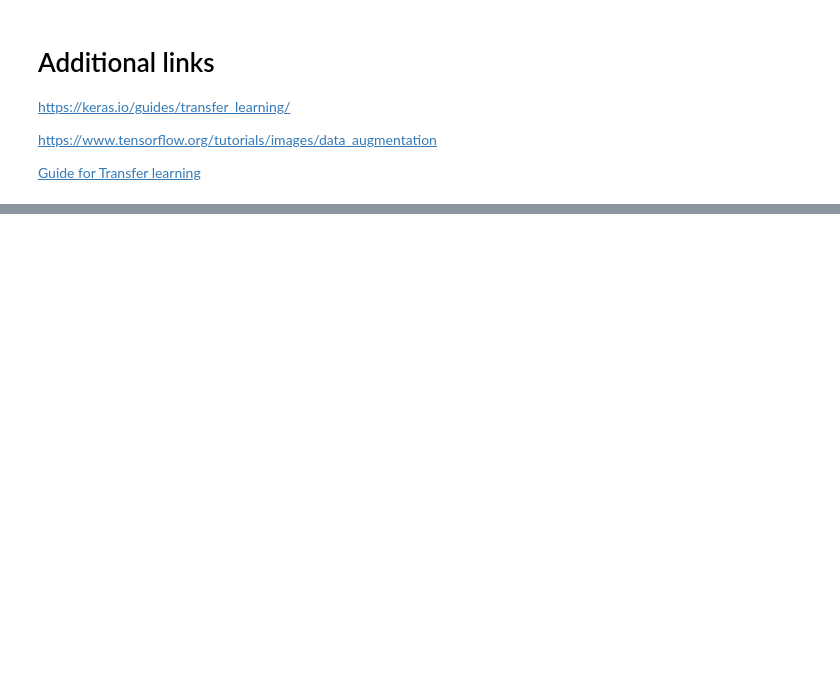
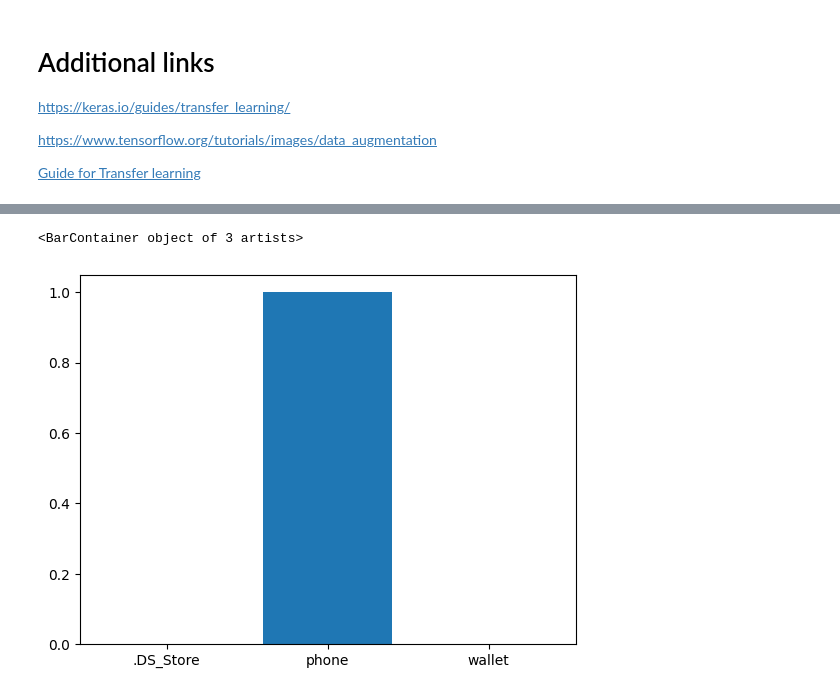
Before and after one commit to PartORG/ds-artificial-neural-networks, a Jupyter notebook: day_3/pretrained_transfer_learning/Pretrained_networks+transfer_learning.ipynb, the cells around one changed output, grey strips where cells are left out. Saved outputs shown, nothing was run; the diff lists cells and outputs as text; code cells hidden in the pictures; blank space fills up the shorter version.

```diff
--- a/day_3/pretrained_transfer_learning/Pretrained_networks+transfer_learning.ipynb
+++ b/day_3/pretrained_transfer_learning/Pretrained_networks+transfer_learning.ipynb
@@ -552,3 +562,9 @@ https://www.tensorflow.org/tutorials/images/data_augmentation
 
 
 [Guide for Transfer learning](https://neptune.ai/blog/transfer-learning-guide-examples-for-images-and-text-in-keras)
+# %%
+import tensorflow.keras.backend as K
+K.clear_session()
+
+#1. Select the convolutional base / Pretrained network
+base_model = ResNet50(include_top=False)
@@ -554,0 +594,17 @@ https://www.tensorflow.org/tutorials/images/data_augmentation
+# %%
+#2. Freeze the weights in order to not retrain the loaded pre-trained model
+base_model.trainable= False
+# %%
+# 3. Create your model with pretrained network as base model
+inputs = Input(shape=(224,224,3))
+
+base = base_model(inputs)
+
+# can also add additional cnn layers if necessary
+
+# dont forget to flatten out before the final layer
+flatten = Flatten()(base)
+
+outputs = Dense(3,activation='softmax')(flatten)
+
+model_tf = Model(inputs,outputs)
@@ -554,0 +632,9 @@ https://www.tensorflow.org/tutorials/images/data_augmentation
+# %%
+model_tf.compile(optimizer=Adam(learning_rate=0.001),
+              loss='categorical_crossentropy',
+              metrics=['accuracy'])
+
+model_tf.fit(train_data_gen,
+          verbose=2, # how the training log should get printed
+          epochs=10,
+          validation_data=val_data_gen)
@@ -554,0 +668,3 @@ https://www.tensorflow.org/tutorials/images/data_augmentation
+# %%
+plt.bar(x = ['.DS_Store','phone','wallet'], height = model_tf.predict(img)[0])
+# %% [output]
@@ -554,0 +672,2 @@ https://www.tensorflow.org/tutorials/images/data_augmentation
+<BarContainer object of 3 artists>
+[figure, added]
```
Also changed, not shown: parts of 33 cells of this notebook, 3 other files.
